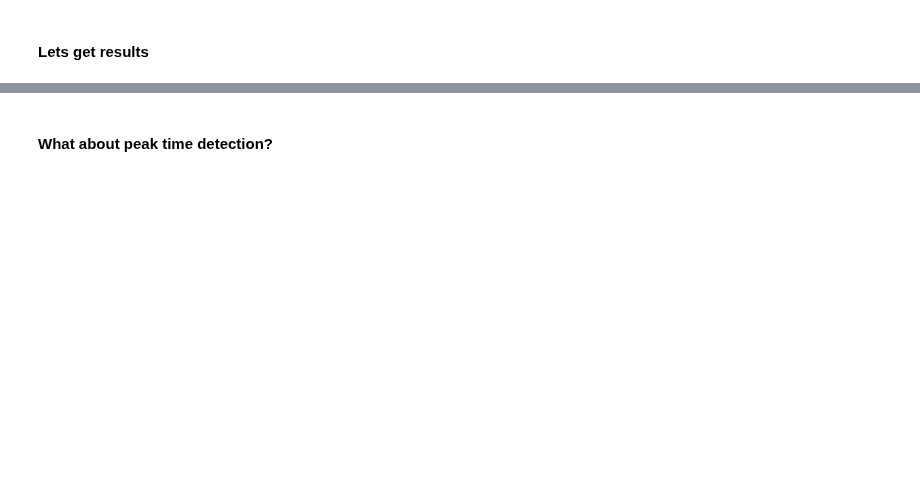
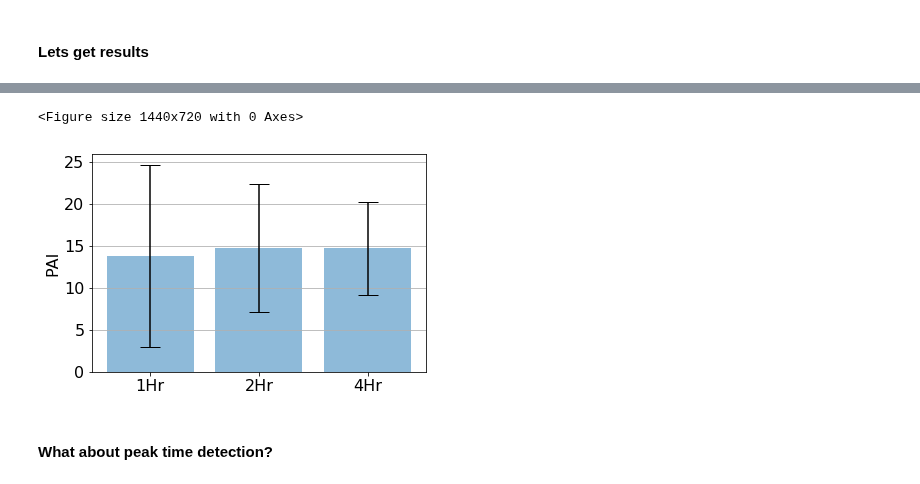
Before and after one commit to rjhosler/IUPUI-REU, a Jupyter notebook: Point Process Training w Class.ipynb, the cells around one changed output, grey strips where cells are left out. Saved outputs shown, nothing was run; the diff lists cells and outputs as text; code cells hidden in the pictures; blank space fills up the shorter version.

```diff
--- a/Point Process Training w Class.ipynb
+++ b/Point Process Training w Class.ipynb
@@ -464,2 +469,32 @@ error =
+# %%
+plt.rcParams.update({'font.size': 16})
+
+plt.figure(figsize=(20,10))
+
+labels=['1Hr',
+      '2Hr',
+      '4Hr']
+x_pos = np.arange(len(labels))
+CTEs = [np.mean(pai_1h),
+       np.mean(pai_2h),
+       np.mean(pai_4h)]
+
+error = [np.std(pai_1h),
+       np.std(pai_2h),
+       np.std(pai_4h)]
+
+fig, ax = plt.subplots()
+ax.bar(x_pos, CTEs, yerr = error,  alpha=0.5, ecolor='black', capsize=10)
+
+ax.set_ylabel("PAI")
+ax.set_xticks(x_pos)
+ax.set_xticklabels(labels)
+#ax.set_title("Average PAI for 20 predicions over 1, 2, and 4 hours \nfor 50 by 50 grid (cell size of .16 mi^2)")
+ax.yaxis.grid(True)
+
+plt.show()
+# %% [output]
+<Figure size 1440x720 with 0 Axes>
+[figure, added]
 # %% [markdown]
 #### What about peak time detection?
```
Also changed, not shown: parts of 57 cells of this notebook.
